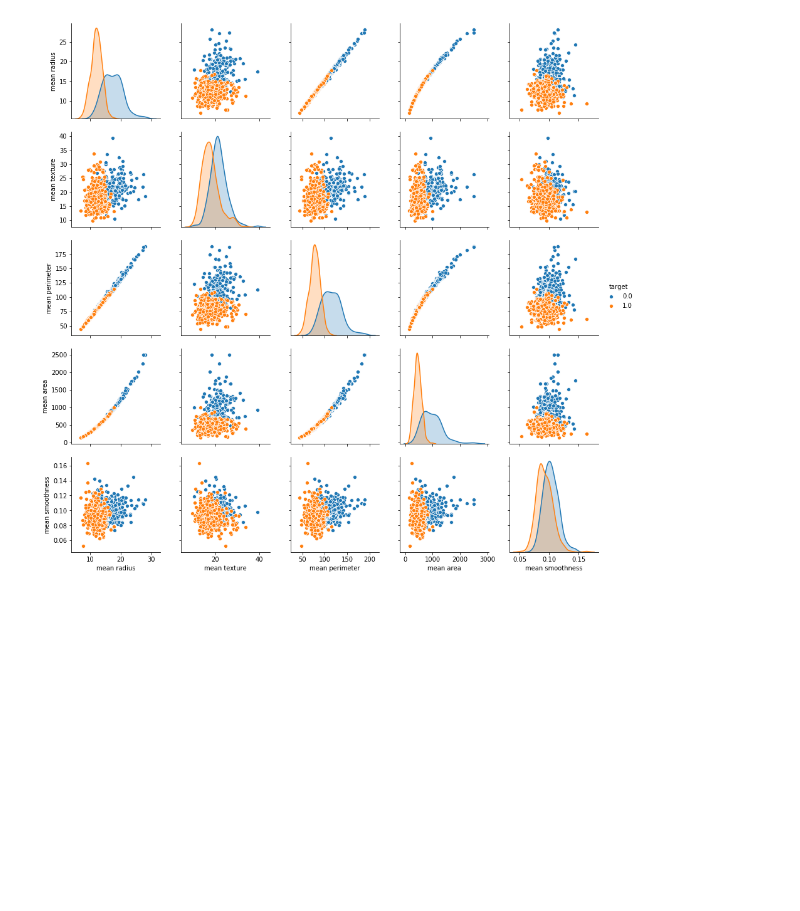
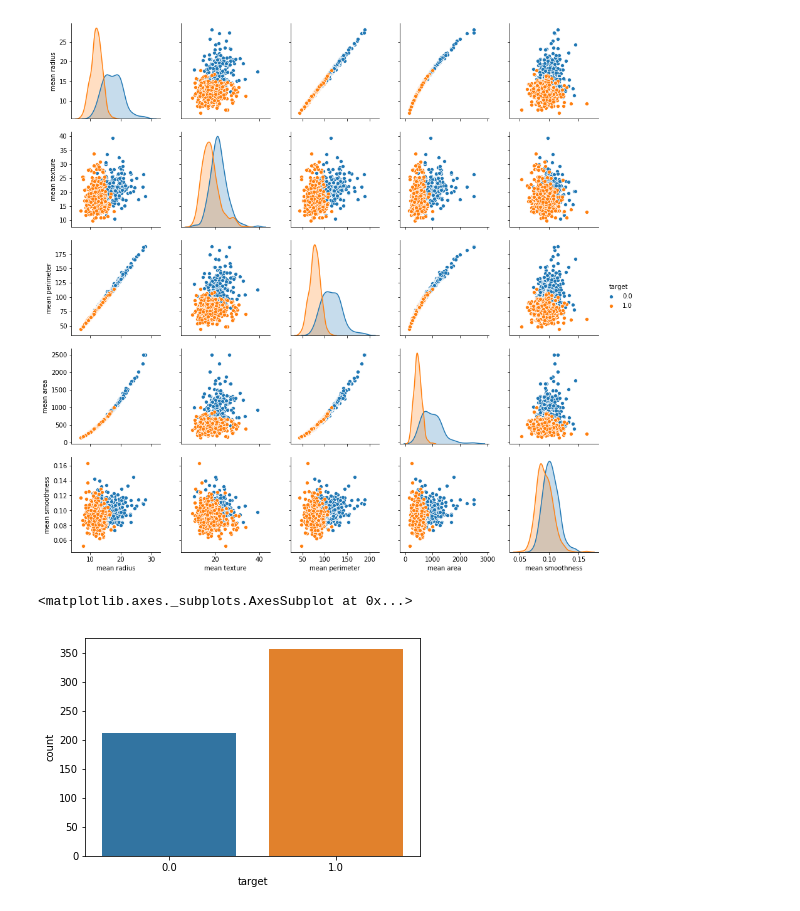
Before and after one commit to themavencoder/breast-cancer-classification, a Jupyter notebook: classifier.ipynb, the cells around one changed output. Drawn from its saved outputs; the diff is of its cells as text; code cells hidden in the pictures; blank space fills up the shorter version.

Commit message:
Data visualization

```diff
--- a/classifier.ipynb
+++ b/classifier.ipynb
@@ -115,3 +116,8 @@ sns.pairplot(df_cancer, hue = "target",vars = ['mean radius', 'mean texture', 'm
 # %% [output]
 <seaborn.axisgrid.PairGrid at 0x...>
 [figure]
+# %%
+sns.countplot(df_cancer['target'])
+# %% [output]
+<matplotlib.axes._subplots.AxesSubplot at 0x...>
+[figure, added]
```
Also changed, not shown: parts of 3 cells of this notebook.
